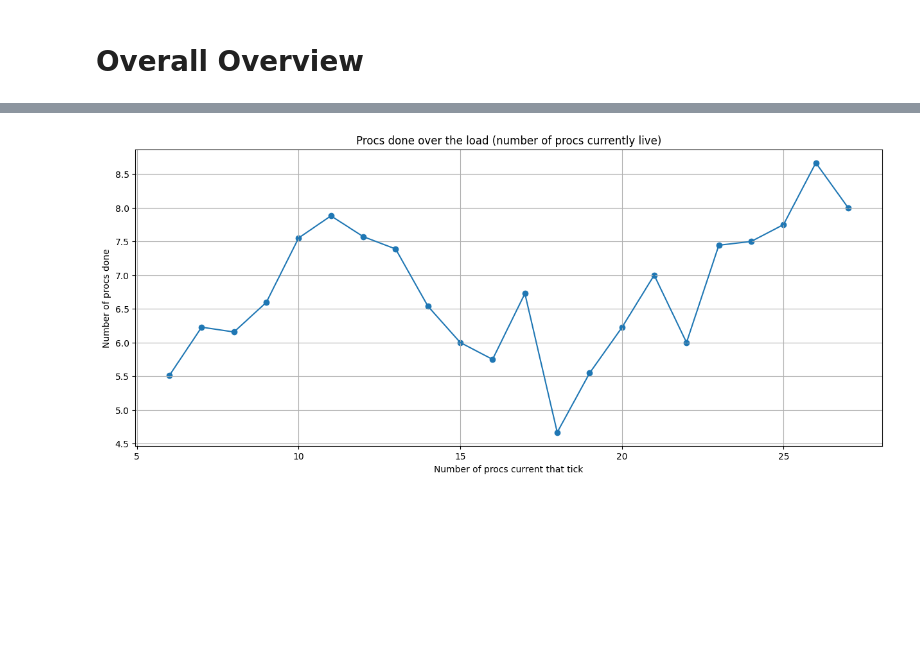
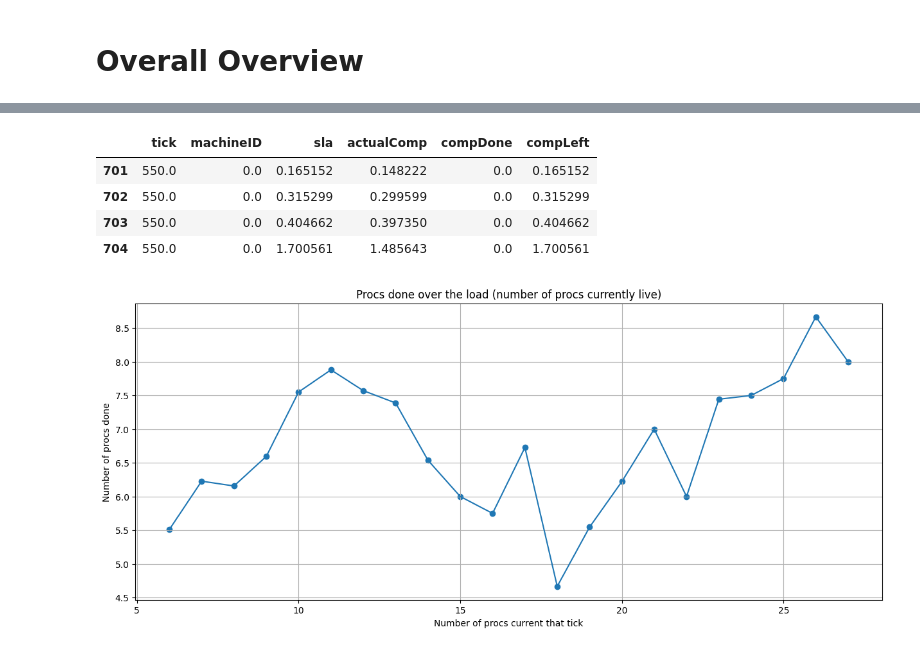
Before and after one commit to hannahmanuela/scheduler-simulator, a Jupyter notebook: results/analyze_output.ipynb, the cells around one changed output, grey strips where cells are left out. Cells and saved outputs as stored; diff of their text form; code cells hidden in the pictures; blank space fills up the shorter version.

```diff
--- a/results/analyze_output.ipynb
+++ b/results/analyze_output.ipynb
@@ -135,3 +154,11 @@ proc_timings.where(proc_timings["timePassedAsPct"] > 4000).dropna().sort_values(
+# %%
+procs_current.where(procs_current["tick"] == 550).dropna()
+# %% [output]
+|  | tick | machineID | sla | actualComp | compDone | compLeft |
+| 701 | 550.0 | 0.0 | 0.165152 | 0.148222 | 0.0 | 0.165152 |
+| 702 | 550.0 | 0.0 | 0.315299 | 0.299599 | 0.0 | 0.315299 |
+| 703 | 550.0 | 0.0 | 0.404662 | 0.397350 | 0.0 | 0.404662 |
+| 704 | 550.0 | 0.0 | 1.700561 | 1.485643 | 0.0 | 1.700561 |
 # %%
 # Procs done over the load (number of procs currently live)
 
```
Also changed, not shown: parts of 6 cells of this notebook, 10 other files.
